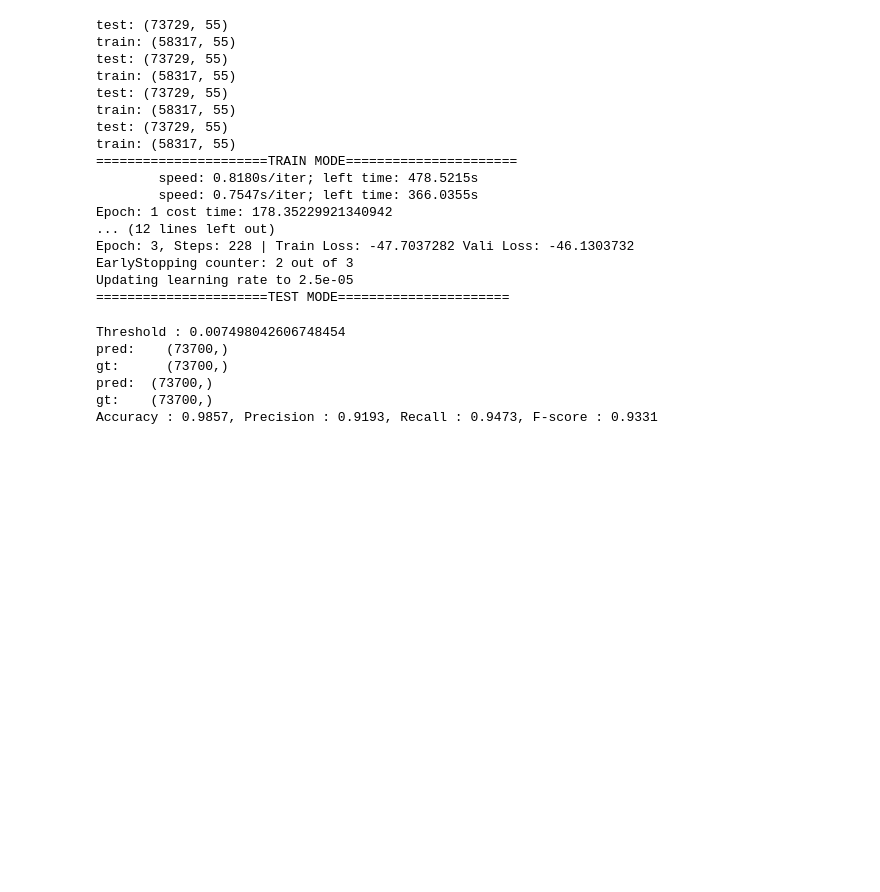
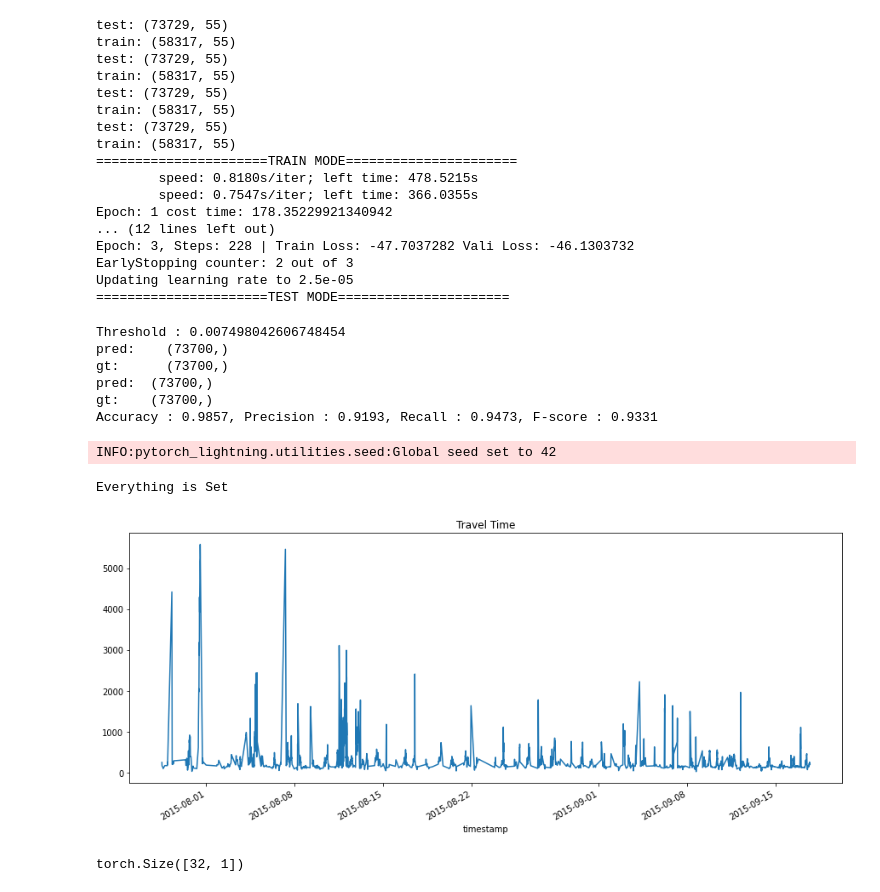
Before and after one commit to antonioalbanese/Time-Series-Anomaly-Detection-An-experimental-survey, a Jupyter notebook: Experiment.ipynb, the cells around one changed output. Saved outputs shown, nothing was run; the diff lists cells and outputs as text; code cells hidden in the pictures; blank space fills up the shorter version.

```diff
--- a/Experiment.ipynb
+++ b/Experiment.ipynb
@@ -70,3 +72,42 @@ gt:      (73700,)
 pred:  (73700,)
 gt:    (73700,)
 Accuracy : 0.9857, Precision : 0.9193, Recall : 0.9473, F-score : 0.9331
+# %%
+import pandas as pd
+import pytorch_lightning as pl
+import torch
+from pytorch_lightning.callbacks import ModelCheckpoint
+from torchinfo import summary
+
+from DeepAnt.deepant import AnomalyDetector, DataModule, TrafficDataset, DeepAnt
+
+from DeepAnt.utils import plot_predictions, loss_plot, ts_plot
+
+pl.seed_everything(42, workers=True)
+
+
+if not torch.cuda.is_available():
+    print('Please Activate GPU Accelerator if available')
+else:
+    print('Everything is Set')
+# %% [output]
+INFO:pytorch_lightning.utilities.seed:Global seed set to 42
+Everything is Set
+# %%
+df = pd.read_csv('DeepAnt/data/TravelTime_451.csv', index_col = 'timestamp', parse_dates=['timestamp'])
+df.plot(figsize = (15, 6), title = 'Travel Time', legend = False);
+# %% [output]
+[figure, added]
+# %%
+SEQ_LEN = 10
+dataset = TrafficDataset(df, SEQ_LEN)
+target_idx = dataset.timestamp # Timestamps to detect where the Anomaly Happens
+X, y = dataset[0]
+X.shape, y.shape, len(dataset) # Checking Sizes are compatible...
+
+model = DeepAnt(SEQ_LEN, 1)
+sample = torch.randn(32,1,10)
+
+model(sample).shape
+# %% [output]
+torch.Size([32, 1])
```
Also changed, not shown: parts of 9 cells of this notebook.
